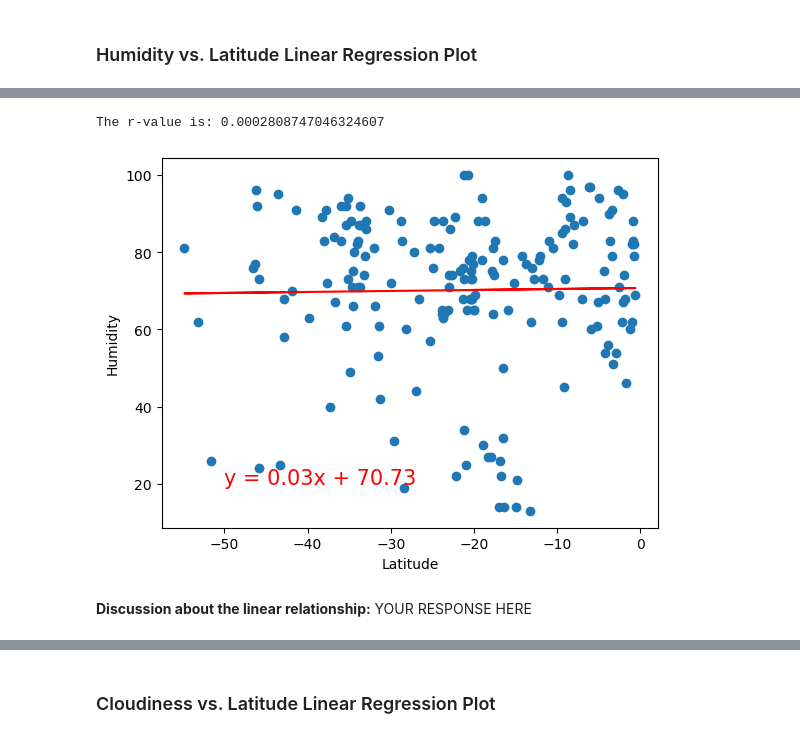
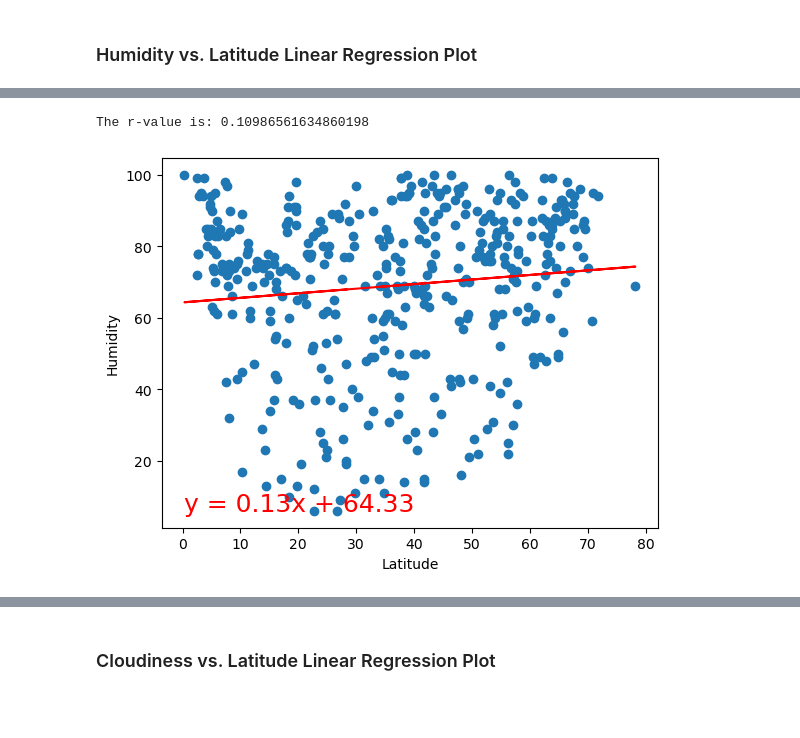
Before and after one commit to ComfyKoala/python-api-challenge, a Jupyter notebook: WeatherPy/WeatherPy.ipynb, the cells around one changed output, grey strips where cells are left out. Drawn from its saved outputs; the diff is of its cells as text; code cells hidden in the pictures; blank space fills up the shorter version.

Commit message:
Prettified Linear Regressions. Added analyses. Generated pictures and dataset for over 500 cities

```diff
--- a/WeatherPy/WeatherPy.ipynb
+++ b/WeatherPy/WeatherPy.ipynb
@@ -362,12 +345,6 @@ The r-value is: 0.05689741545789598
-# %%
-# Southern Hemisphere
-plt.scatter(southern_hemi_df['Lat'], southern_hemi_df['Humidity'])
-plt.xlabel('Latitude')
-plt.ylabel('Humidity')
-correlation = plot_linregress(southern_hemi_df['Lat'], southern_hemi_df['Humidity'], (-55,30))
-print(f'The r-value is: {correlation}')
-# %% [output]
-The r-value is: 0.0002808747046324607
-[figure, removed]
-# %% [markdown]
-**Discussion about the linear relationship:** YOUR RESPONSE HERE
+# %%
+# Northern Hemisphere
+plot_linregress(northern_hemi_df['Lat'], northern_hemi_df['Humidity'], 'Latitude', 'Humidity')
+# %% [output]
+The r-value is: 0.10986561634860198
+[figure, added]
```
Also changed, not shown: parts of 29 cells of this notebook, 5 other files.
